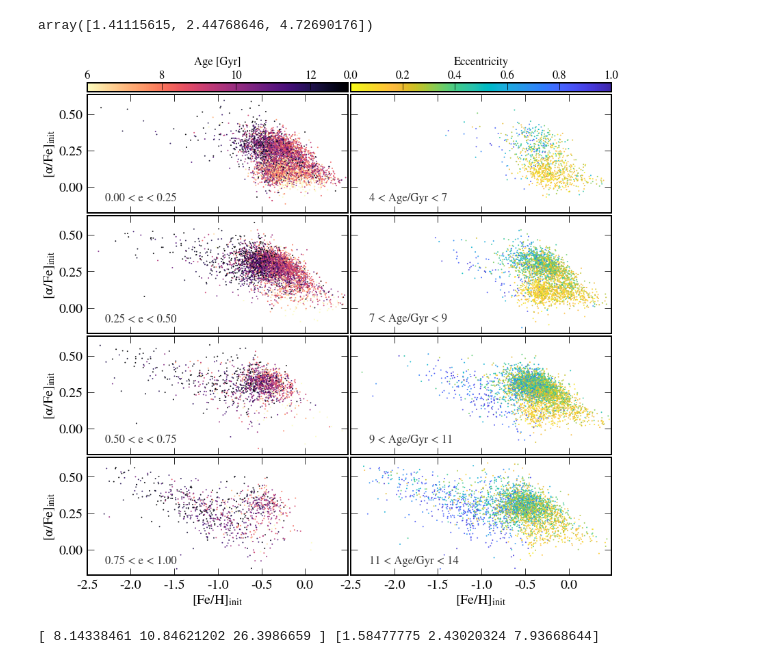
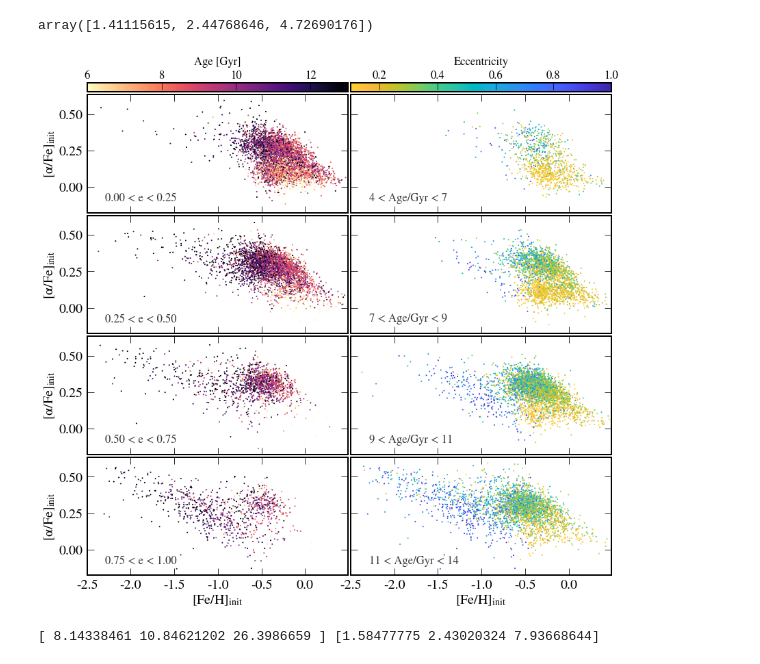
Before and after one commit to abonaca/mw_timing, a Jupyter notebook: notebooks/paper_figures.ipynb, the cells around one changed output. Cells and saved outputs as stored; diff of their text form; code cells hidden in the pictures.

```diff
--- a/notebooks/paper_figures.ipynb
+++ b/notebooks/paper_figures.ipynb
@@ -449,12 +682,12 @@ for i in range(Ne):
 #     plt.plot(t['init_FeH'][ind_safeage & ind], t['init_aFe'][ind_safeage & ind], 'ko', mew=0, ms=1.5, alpha=0.6,
 #             label='', rasterized=True)
     cmap0 = 'magma_r'
-    plt.scatter(t['init_FeH'][ind_safeage & ind], t['init_aFe'][ind_safeage & ind], c=age[ind_safeage & ind],
-               vmin=6, vmax=13, cmap=cmap0, rasterized=True, s=1, alpha=0.8)
+    ima = plt.scatter(t['init_FeH'][ind_safeage & ind], t['init_aFe'][ind_safeage & ind], c=age[ind_safeage & ind],
+               vmin=6, vmax=13, cmap=cmap0, rasterized=True, s=1, alpha=1)
 
-    # double scatter with alpha=1 to avoid issues with gray lines in the colorbar
-    ima = plt.scatter(t['init_FeH'][ind_safeage & ind]+5, t['init_aFe'][ind_safeage & ind], c=age[ind_safeage & ind],
-               vmin=6, vmax=13, cmap=cmap0, rasterized=True, s=1, alpha=1)
+#     # double scatter with alpha=1 to avoid issues with gray lines in the colorbar
+#     ima = plt.scatter(t['init_FeH'][ind_safeage & ind]+5, t['init_aFe'][ind_safeage & ind], c=age[ind_safeage & ind],
+#                vmin=6, vmax=13, cmap=cmap0, rasterized=True, s=1, alpha=1)
 
     plt.xlim(-2.5,0.49)
     plt.ylabel('[$\\alpha$/Fe]$_{init}$')
@@ -467,14 +700,14 @@ for i in range(Ne):
 #     plt.plot(t['init_FeH'][ind_safeage & ind], t['init_aFe'][ind_safeage & ind], 'ko', mew=0, ms=1.5, alpha=0.6,
 #             label='', rasterized=True)
     cmap = parula_map
-    plt.scatter(t['init_FeH'][ind_safeage & ind], t['init_aFe'][ind_safeage & ind],
+    ime = plt.scatter(t['init_FeH'][ind_safeage & ind], t['init_aFe'][ind_safeage & ind],
                 c=t['eccen_pot1'][ind_safeage & ind],
-               vmin=0, vmax=1, cmap=cmap, rasterized=True, s=1, alpha=0.8)
+               vmin=0.1, vmax=1, cmap=cmap, rasterized=True, s=1, alpha=1)
 
-    # double scatter with alpha=1 to avoid issues with gray lines in the colorbar
-    ime = plt.scatter(t['init_FeH'][ind_safeage & ind]+5, t['init_aFe'][ind_safeage & ind],
-                c=t['eccen_pot1'][ind_safeage & ind],
-               vmin=0, vmax=1, cmap=cmap, rasterized=True, s=1, alpha=1)
+#     # double scatter with alpha=1 to avoid issues with gray lines in the colorbar
+#     ime = plt.scatter(t['init_FeH'][ind_safeage & ind]+5, t['init_aFe'][ind_safeage & ind],
+#                 c=t['eccen_pot1'][ind_safeage & ind],
+#                vmin=0.1, vmax=1, cmap=cmap, rasterized=True, s=1, alpha=1)
 
     plt.text(0.07,0.1,'{:.0f} < Age/Gyr < {:.0f}'.format(age_ranges[i], age_ranges[i+1]), fontsize='small',
             transform=plt.gca().transAxes, color='0.2')
@@ -485,35 +718,35 @@ for j in range(2):
 
 plt.tight_layout(w_pad=0.2, h_pad=0.2)
 cmap = 'parula'
 
 plt.sca(ax[0][0])
 pos = plt.gca().get_position()
 cax_age = plt.axes([pos.x0, pos.y1+0.005, pos.x1 - pos.x0, 0.017])
 plt.colorbar(ima, cax=cax_age, orientation='horizontal', ticks=[4,6,8,10,12])
 # cbar = plt.colorbar(ima, cax=cax_age, orientation='horizontal', ticks=[7,9,11])
 plt.gca().xaxis.set_ticks_position('top')
 plt.xticks(fontsize='small', y=0.7)
 plt.gca().xaxis.set_label_position('top')
 plt.xlabel('Age [Gyr]', fontsize='small', labelpad=8)
 
 plt.sca(ax[0][1])
 pos = plt.gca().get_position()
 cax_ecc = plt.axes([pos.x0, pos.y1+0.005, pos.x1 - pos.x0, 0.017])
-cbar = plt.colorbar(ime, cax=cax_ecc, orientation='horizontal', ticks=np.arange(0,1.1,0.2))
+cbar = plt.colorbar(ime, cax=cax_ecc, orientation='horizontal', ticks=np.arange(0.2,1.1,0.2))
 # cbar = plt.colorbar(ime, cax=cax_ecc, orientation='horizontal', ticks=[0,0.25,0.5,0.75])
 # cbar.solids.set_edgecolor('face')
 plt.gca().xaxis.set_ticks_position('top')
 plt.xticks(fontsize='small', y=0.7)
 plt.gca().xaxis.set_label_position('top')
 plt.xlabel('Eccentricity', fontsize='small', labelpad=8)
 
 # plt.yticks(fontsize=font_tick)
 # plt.ylabel('$\sigma_{Age} / Age$', fontsize='small')
 
 # plt.savefig('../plots/afeh_eccen_age_{:s}.png'.format(cmap))
 plt.savefig('../paper/afeh_eccen_age.pdf')
 # %% [output]
-[figure, old version]
+[figure, new version]
 # %%
 print(np.percentile(t['Rapo_pot1'][ind_highe & ind_safeage], [10,50,90]),
 np.percentile(t['zmax_pot1'][ind_highe & ind_safeage], [10,50,90]))
```
Also changed, not shown: parts of 9 cells of this notebook.
